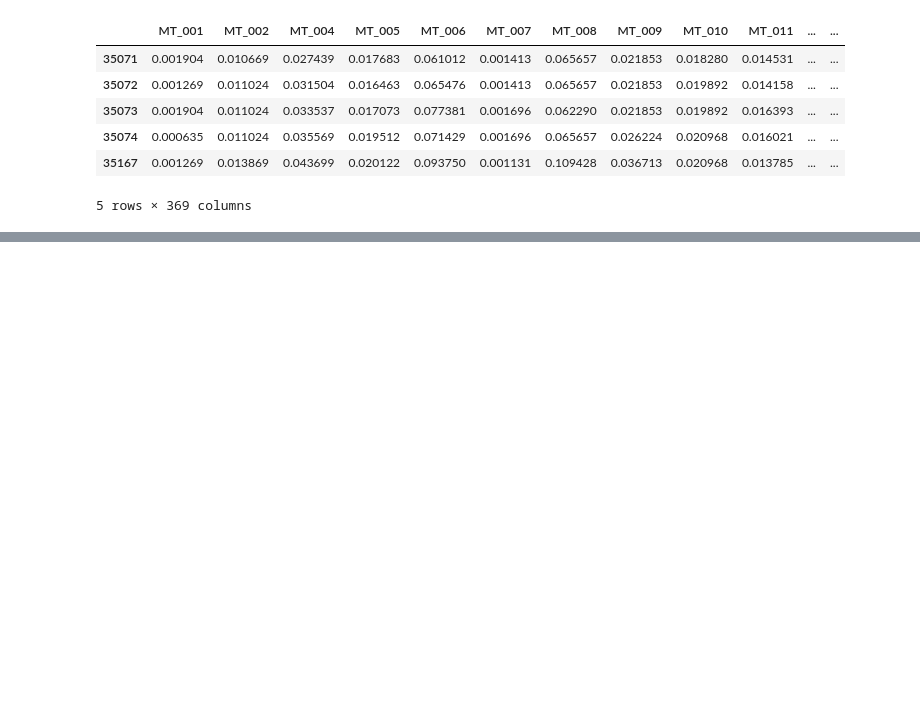
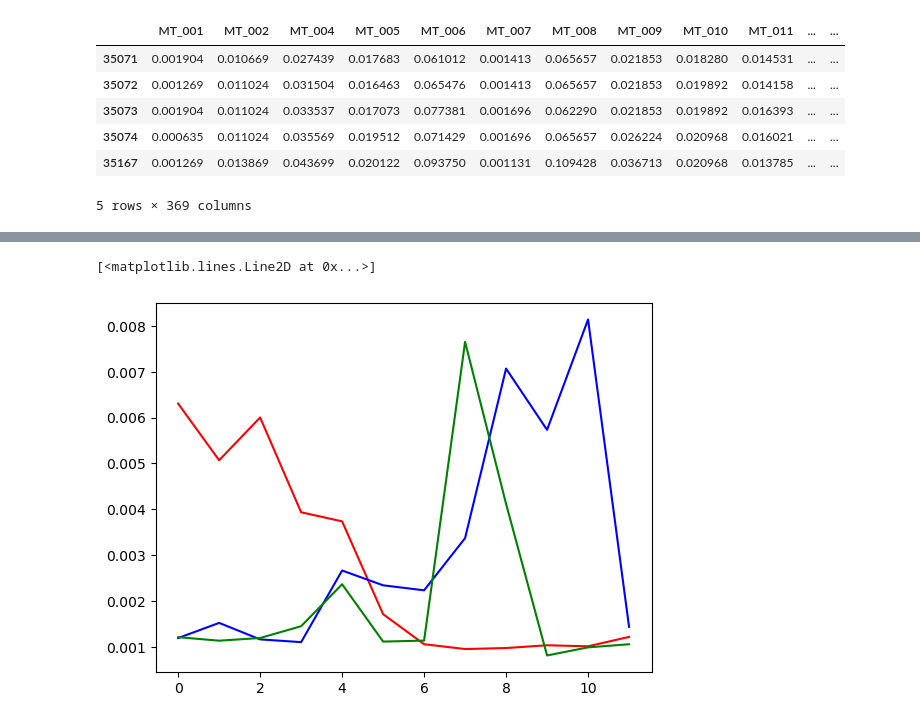
Before and after one commit to Vapss/Analisis-de-series-de-tiempo, a Jupyter notebook: Practica 1/Practica1-Real.ipynb, the cells around one changed output, grey strips where cells are left out. Cells and saved outputs as stored; diff of their text form; code cells hidden in the pictures; blank space fills up the shorter version.

```diff
--- a/Practica 1/Practica1-Real.ipynb
+++ b/Practica 1/Practica1-Real.ipynb
@@ -307,0 +316,23 @@ meanDayClient
+# %%
+# Plot the average for 2012, 2013, 2014 in the same plot
+
+# Average consuption 2012
+
+AvgPerYear2012 = data201215c.loc[data201215c.year == 2012].groupby(["month"], as_index =  False).mean().drop(columns = ["year","day","hour","weekday"])
+
+# Average consuption 2013
+
+AvgPerYear2013 = data201215c.loc[data201215c.year == 2013].groupby(["month"], as_index =  False).mean().drop(columns = ["year","day","hour","weekday"])
+
+# Average consuption 2014
+
+AvgPerYear2014 = data201215c.loc[data201215c.year == 2014].groupby(["month"], as_index =  False).mean().drop(columns = ["year","day","hour","weekday"])
+
+# Plot the average for 2012, 2013, 2014 in the same plot
+
+plt.plot(AvgPerYear2012.iloc[:,1], label = "2012", color = "red")
+plt.plot(AvgPerYear2013.iloc[:,1], label = "2013", color = "blue")
+plt.plot(AvgPerYear2014.iloc[:,1], label = "2014", color = "green")
+# %% [output]
+[<matplotlib.lines.Line2D at 0x...>]
+[figure, added]
```
Also changed, not shown: parts of 3 cells of this notebook.
